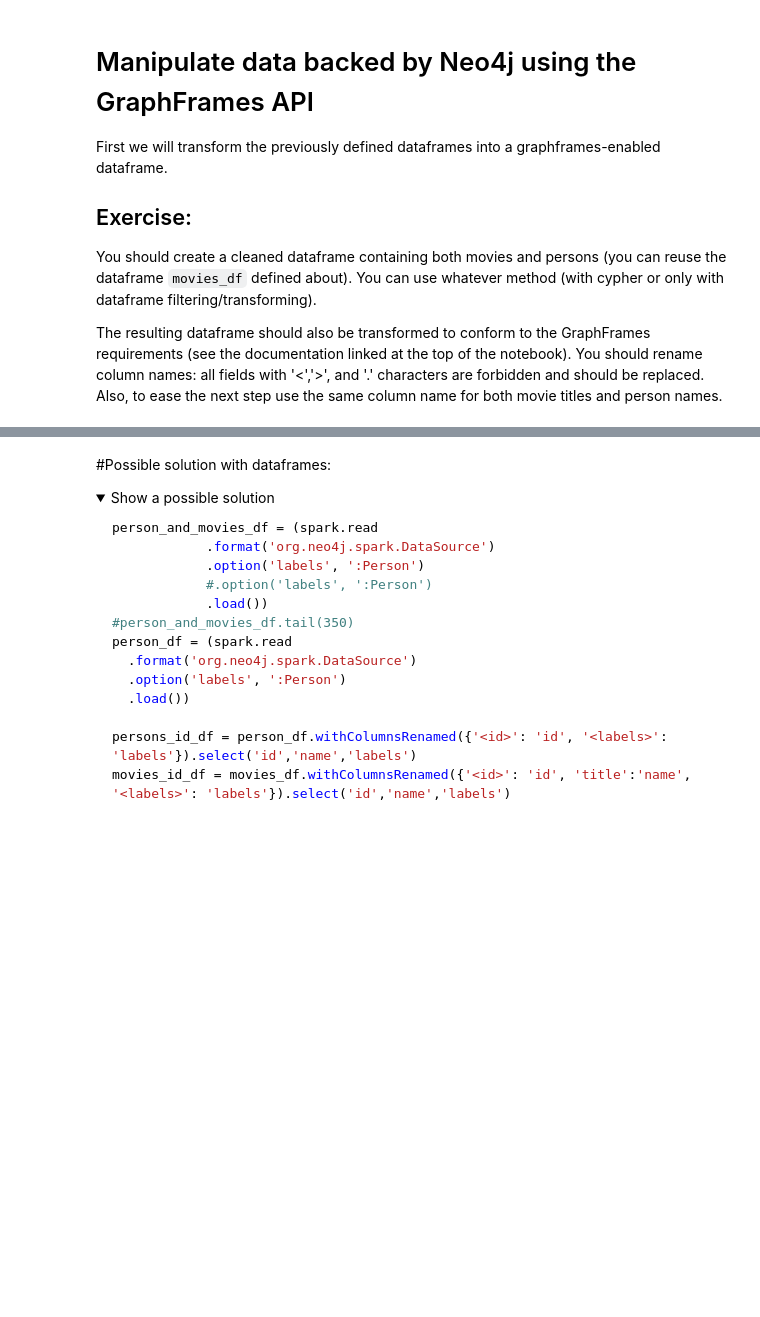
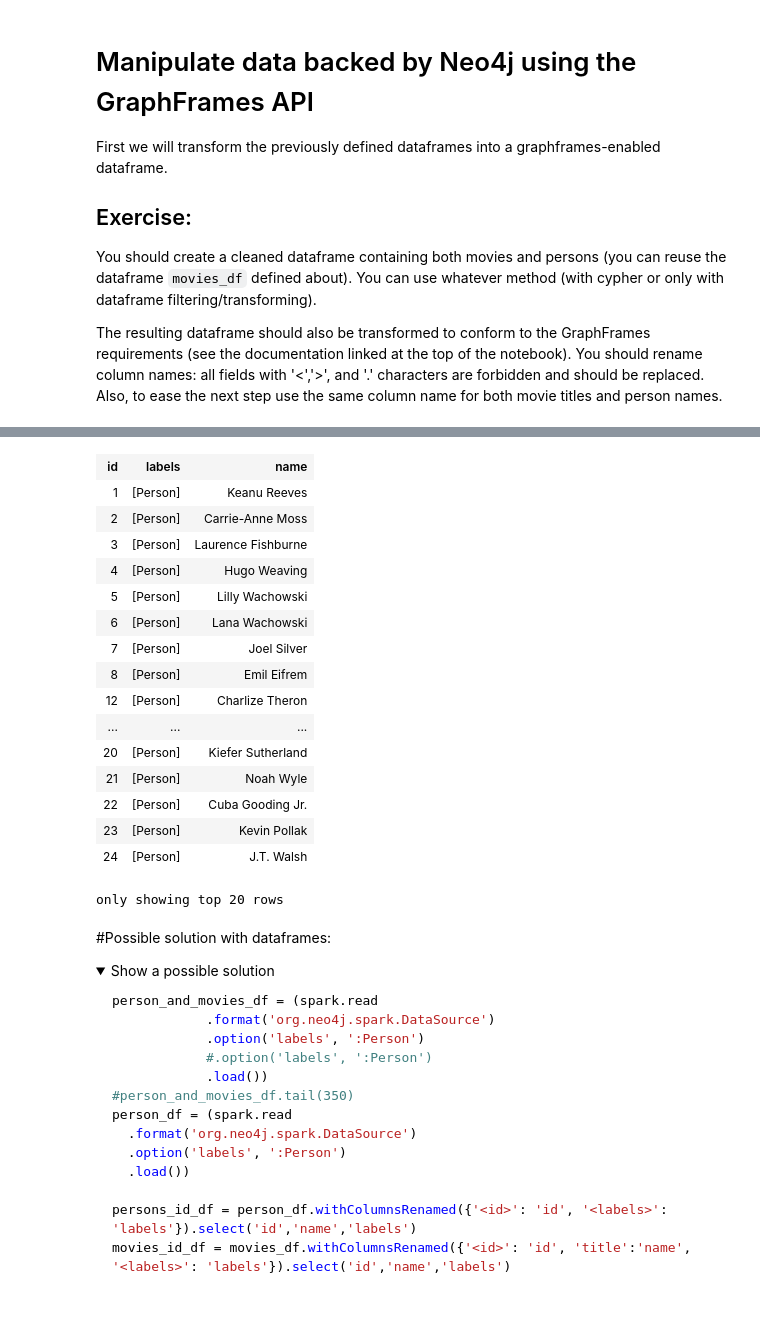
Before and after one commit to antoinech-courses/BigData-TP, a Jupyter notebook: tp7-Neo4J/neo4j_data_engineering.ipynb, the cells around one changed output, grey strips where cells are left out. Saved outputs shown, nothing was run; the diff lists cells and outputs as text; code cells hidden in the pictures; folded sections open; blank space fills up the shorter version.

```diff
--- a/tp7-Neo4J/neo4j_data_engineering.ipynb
+++ b/tp7-Neo4J/neo4j_data_engineering.ipynb
@@ -1350,0 +1538,20 @@ Also, to ease the next step use the same column name for both movie titles and p
+# %%
+movies_df = (spark.read
+            .format('org.neo4j.spark.DataSource')
+            .option('labels', ':Movie')
+            .load())
+
+new_movies_df = movies_df.withColumnsRenamed({'<id>': 'id', '<labels>': 'labels', 'title': 'name'}).select('id', 'labels', 'name')
+
+person_df = (spark.read
+            .format('org.neo4j.spark.DataSource')
+            .option('labels', ':Person')
+            .load())
+
+
+new_person_df = person_df.withColumnsRenamed({'<id>': 'id', '<labels>': 'labels'}).select('id', 'labels', 'name')
+
+person_movie_df = new_person_df.union(new_movies_df)
+
+person_movie_df
+# %% [output]
@@ -1351,3 +1560,20 @@ Also, to ease the next step use the same column name for both movie titles and p
+| id | labels | name |
+| 1 | [Person] | Keanu Reeves |
+| 2 | [Person] | Carrie-Anne Moss |
+| 3 | [Person] | Laurence Fishburne |
+| 4 | [Person] | Hugo Weaving |
+| 5 | [Person] | Lilly Wachowski |
+| 6 | [Person] | Lana Wachowski |
+| 7 | [Person] | Joel Silver |
+| 8 | [Person] | Emil Eifrem |
+| 12 | [Person] | Charlize Theron |
+| ... | ... | ... |
+| 20 | [Person] | Kiefer Sutherland |
+| 21 | [Person] | Noah Wyle |
+| 22 | [Person] | Cuba Gooding Jr. |
+| 23 | [Person] | Kevin Pollak |
+| 24 | [Person] | J.T. Walsh |
+only showing top 20 rows
 # %% [markdown]
 #Possible solution with dataframes:
 
```
Also changed, not shown: parts of 34 cells of this notebook, 2 other files.
